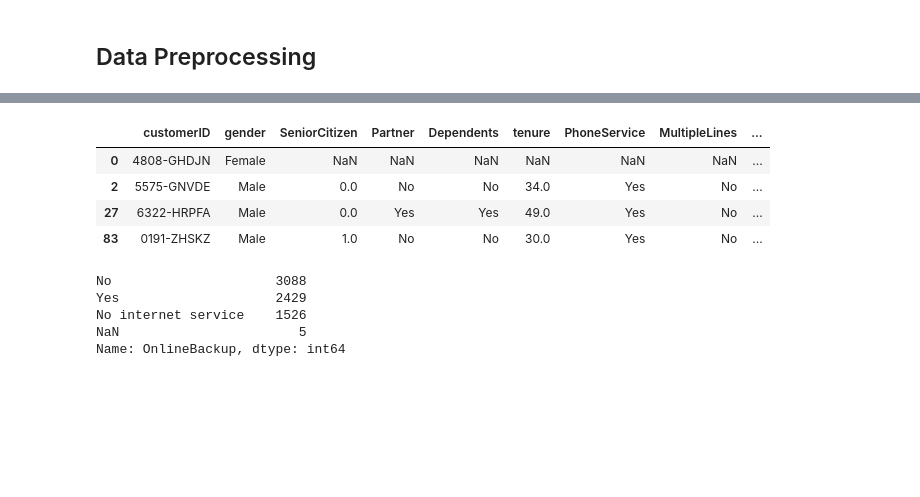
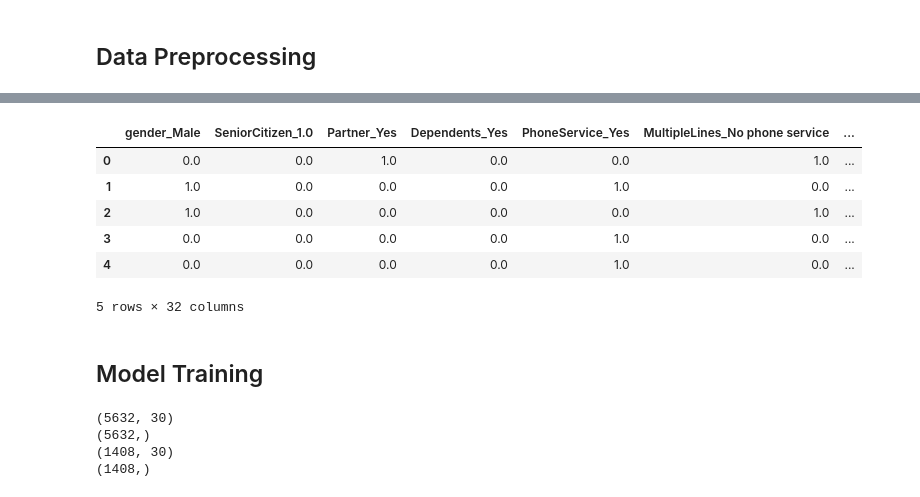
Before and after one commit to jevonsevilla/finantier-assessment, a Jupyter notebook: notebook/model.ipynb, the cells around one changed output, grey strips where cells are left out. Drawn from its saved outputs; the diff is of its cells as text; code cells hidden in the pictures; blank space fills up the shorter version.

```diff
--- a/notebook/model.ipynb
+++ b/notebook/model.ipynb
@@ -4,8 +4,6 @@
 ## Data Preprocessing
 # %%
 import pandas as pd
-
-pd.set_option('max_columns', None)
 # %%
 # configs
 fp_data = '../project/data/finantier_data_technical_test_dataset.csv'
@@ -12,2 +69,2 @@ fp_data = '../project/data/finantier_data_technical_test_dataset.csv'
 # %%
-df = pd.read_csv(fp_data)
+df = load_data(fp_data)
@@ -44,29 +71,12 @@ memory usage: 1.2+ MB
-# %%
-df[~df.ErrorIndicator.isnull()]
-# %% [output]
-|  | customerID | gender | SeniorCitizen | Partner | Dependents | tenure | PhoneService | MultipleLines | ... |
-| 0 | 4808-GHDJN | Female | NaN | NaN | NaN | NaN | NaN | NaN | ... |
-| 2 | 5575-GNVDE | Male | 0.0 | No | No | 34.0 | Yes | No | ... |
-| 27 | 6322-HRPFA | Male | 0.0 | Yes | Yes | 49.0 | Yes | No | ... |
-| 83 | 0191-ZHSKZ | Male | 1.0 | No | No | 30.0 | Yes | No | ... |
-# %%
-df.OnlineBackup.value_counts(dropna=False)
-# %% [output]
-No                     3088
-Yes                    2429
-No internet service    1526
-NaN                       5
-Name: OnlineBackup, dtype: int64
-# %%
-def load_data(fp):
-    pd.read_csv(fp)
-
-def process_telecom_data(df):
-    # remove error rows
-    df = df[df.ErrorIndicator.isnull()]
-
-    # label encode features
-    mappings = {'0':0, 'a':1, 'b':2, 'c':3, 'd':4}
-    df['StoreType'] = data.StoreType.map(mappings).fillna(0)
-    df['Assortment'] = data.Assortment.map(mappings).fillna(0)
-    df['StateHoliday'] = data.StateHoliday.map(mappings).fillna(0)
+# %%
+df_final = process_telecom_data(df, fp_data, train_encoding=True)
+# %%
+df_final.head()
+# %% [output]
+|  | gender_Male | SeniorCitizen_1.0 | Partner_Yes | Dependents_Yes | PhoneService_Yes | MultipleLines_No phone service | ... |
+| 0 | 0.0 | 0.0 | 1.0 | 0.0 | 0.0 | 1.0 | ... |
+| 1 | 1.0 | 0.0 | 0.0 | 0.0 | 1.0 | 0.0 | ... |
+| 2 | 1.0 | 0.0 | 0.0 | 0.0 | 0.0 | 1.0 | ... |
+| 3 | 0.0 | 0.0 | 0.0 | 0.0 | 1.0 | 0.0 | ... |
+| 4 | 0.0 | 0.0 | 0.0 | 0.0 | 1.0 | 0.0 | ... |
+5 rows × 32 columns
@@ -72,0 +86,2 @@ def process_telecom_data(df):
+# %% [markdown]
+## Model Training
@@ -72,0 +92,15 @@ def process_telecom_data(df):
+# %%
+# create test train split
+from sklearn.model_selection import train_test_split
+
+X_train, X_test, y_train, y_test = train_test_split(X, y, test_size=0.2, random_state=123)
+
+print(X_train.shape)
+print(y_train.shape)
+print(X_test.shape)
+print(y_test.shape)
+# %% [output]
+(5632, 30)
+(5632,)
+(1408, 30)
+(1408,)
```
Also changed, not shown: parts of 23 cells of this notebook, 5 other files.
